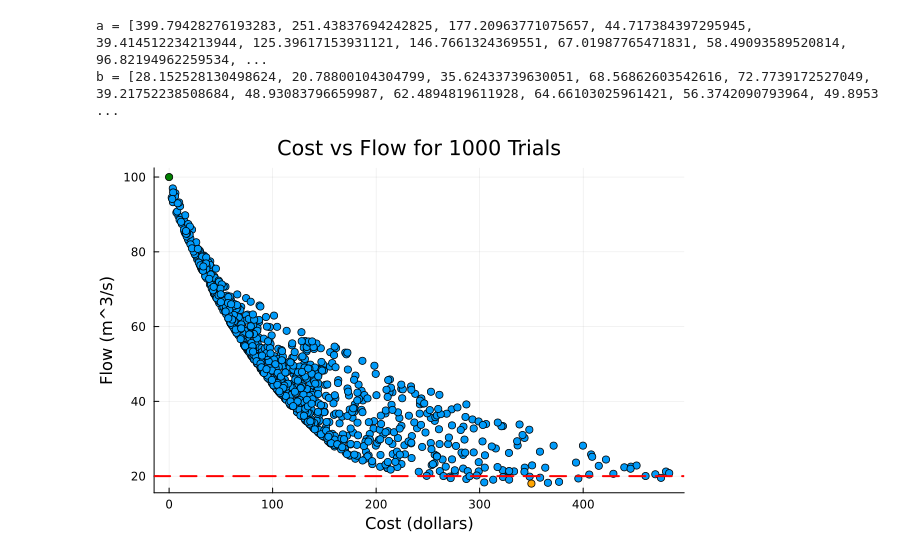
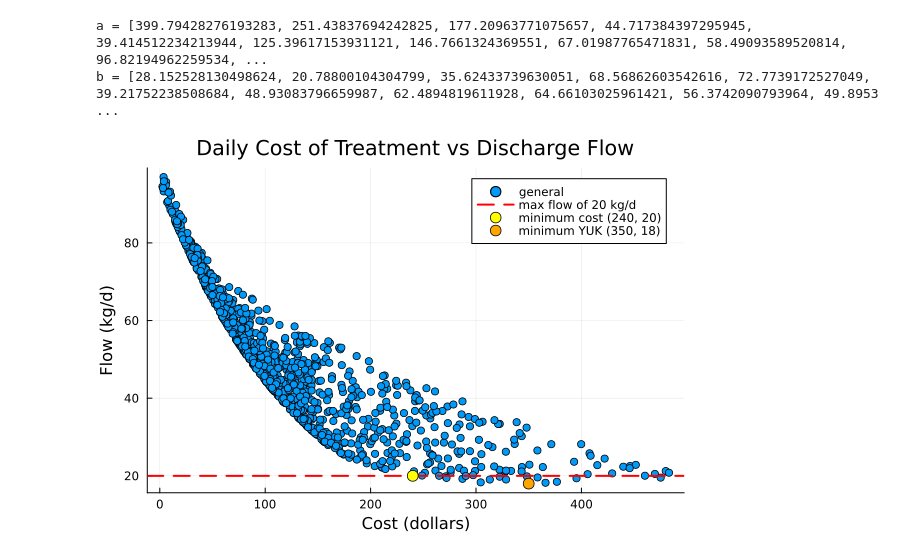
Before and after one commit to BEE4750-FA25/bee4750-hw1-pp444, a Jupyter notebook: hw01.ipynb, the cells around one changed output. Drawn from its saved outputs; the diff is of its cells as text; code cells hidden in the pictures.

```diff
--- a/hw01.ipynb
+++ b/hw01.ipynb
@@ -377,9 +381,9 @@ b = [out[2] for out in output]
 a = [399.79428276193283, 251.43837694242825, 177.20963771075657, 44.717384397295945, 39.414512234213944, 125.39617153931121, 146.7661324369551, 67.01987765471831, 58.49093589520814, 96.82194962259534, ...
 b = [28.152528130498624, 20.78800104304799, 35.62433739630051, 68.56862603542616, 72.7739172527049, 39.21752238508684, 48.93083796659987, 62.4894819611928, 64.66103025961421, 56.3742090793964, 49.8953 ...
 # %%
-plot = scatter(a, b, xlabel="Cost (dollars)", ylabel="Flow (m^3/s)", title="Cost vs Flow for 1000 Trials", legend=false)
-hline!([20], line=:dash, label="H-Line at y=0", lw=2, color = "red")
-scatter!(plot, [0], [100], color="green", label="minimum cost (0, 100)")
-scatter!(plot, [350], [18], color="orange", label="minimum Loading (350, 18)")
+plot = scatter(a, b, xlabel="Cost (dollars)", ylabel="Flow (kg/d)", title="Daily Cost of Treatment vs Discharge Flow", legend=true, label="general")
+hline!([20], line=:dash, label="max flow of 20 kg/d", lw=2, color = "red")
+scatter!(plot, [240], [20], color="yellow", label="minimum cost (240, 20)", ms=6) #minimizing cost
+scatter!(plot, [350], [18], color="orange", label="minimum YUK (350, 18)", ms=6) #minimizing YUK
 # %% [output]
-[figure, old version]
+[figure, new version]
```
Also changed, not shown: parts of 3 cells of this notebook, 1 other file.
